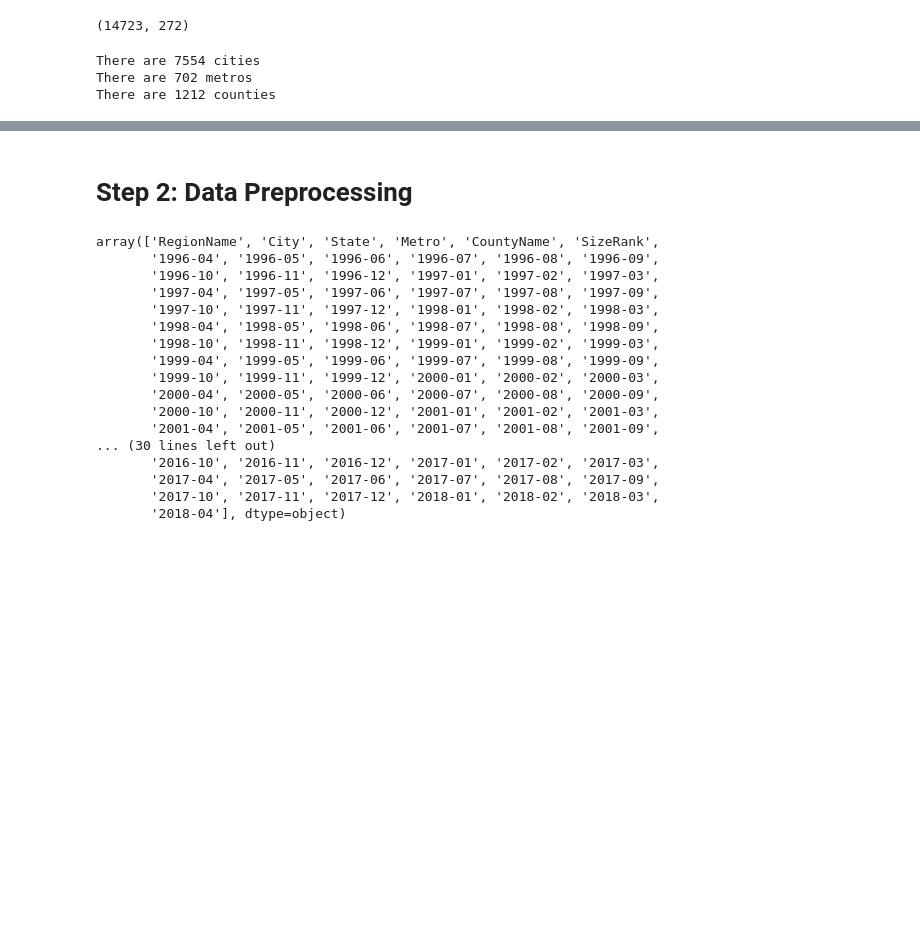
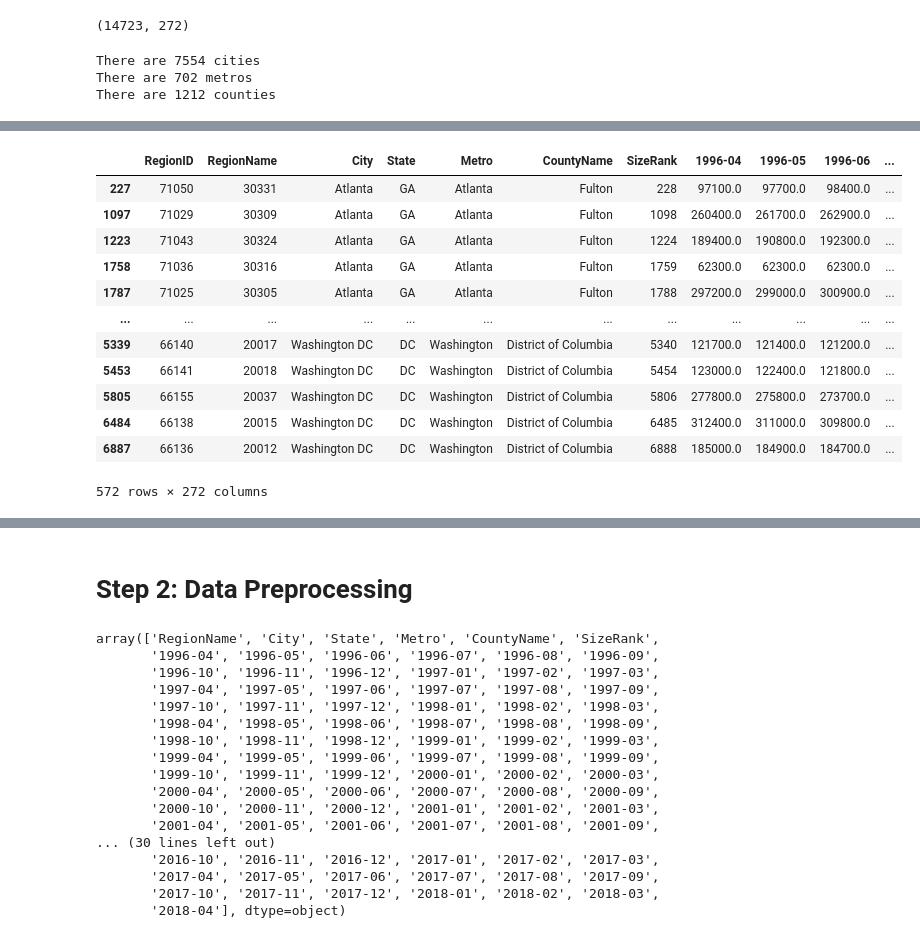
Before and after one commit to daveajstearns/mod4_project, a Jupyter notebook: starter_notebook.ipynb, the cells around one changed output, grey strips where cells are left out. Cells and saved outputs as stored; diff of their text form; code cells hidden in the pictures; blank space fills up the shorter version.

```diff
--- a/starter_notebook.ipynb
+++ b/starter_notebook.ipynb
@@ -74,0 +194,17 @@ Based on these numbers it might be worth while to only look into certain areas,
+# %%
+# Found that if the value_counts is less than 7, the city is not in the targeted state
+top_20.sort_values(['City','State'])
+# %% [output]
+|  | RegionID | RegionName | City | State | Metro | CountyName | SizeRank | 1996-04 | 1996-05 | 1996-06 | ... |
+| 227 | 71050 | 30331 | Atlanta | GA | Atlanta | Fulton | 228 | 97100.0 | 97700.0 | 98400.0 | ... |
+| 1097 | 71029 | 30309 | Atlanta | GA | Atlanta | Fulton | 1098 | 260400.0 | 261700.0 | 262900.0 | ... |
+| 1223 | 71043 | 30324 | Atlanta | GA | Atlanta | Fulton | 1224 | 189400.0 | 190800.0 | 192300.0 | ... |
+| 1758 | 71036 | 30316 | Atlanta | GA | Atlanta | Fulton | 1759 | 62300.0 | 62300.0 | 62300.0 | ... |
+| 1787 | 71025 | 30305 | Atlanta | GA | Atlanta | Fulton | 1788 | 297200.0 | 299000.0 | 300900.0 | ... |
+| ... | ... | ... | ... | ... | ... | ... | ... | ... | ... | ... | ... |
+| 5339 | 66140 | 20017 | Washington DC | DC | Washington | District of Columbia | 5340 | 121700.0 | 121400.0 | 121200.0 | ... |
+| 5453 | 66141 | 20018 | Washington DC | DC | Washington | District of Columbia | 5454 | 123000.0 | 122400.0 | 121800.0 | ... |
+| 5805 | 66155 | 20037 | Washington DC | DC | Washington | District of Columbia | 5806 | 277800.0 | 275800.0 | 273700.0 | ... |
+| 6484 | 66138 | 20015 | Washington DC | DC | Washington | District of Columbia | 6485 | 312400.0 | 311000.0 | 309800.0 | ... |
+| 6887 | 66136 | 20012 | Washington DC | DC | Washington | District of Columbia | 6888 | 185000.0 | 184900.0 | 184700.0 | ... |
+572 rows × 272 columns
```
Also changed, not shown: parts of 24 cells of this notebook.
